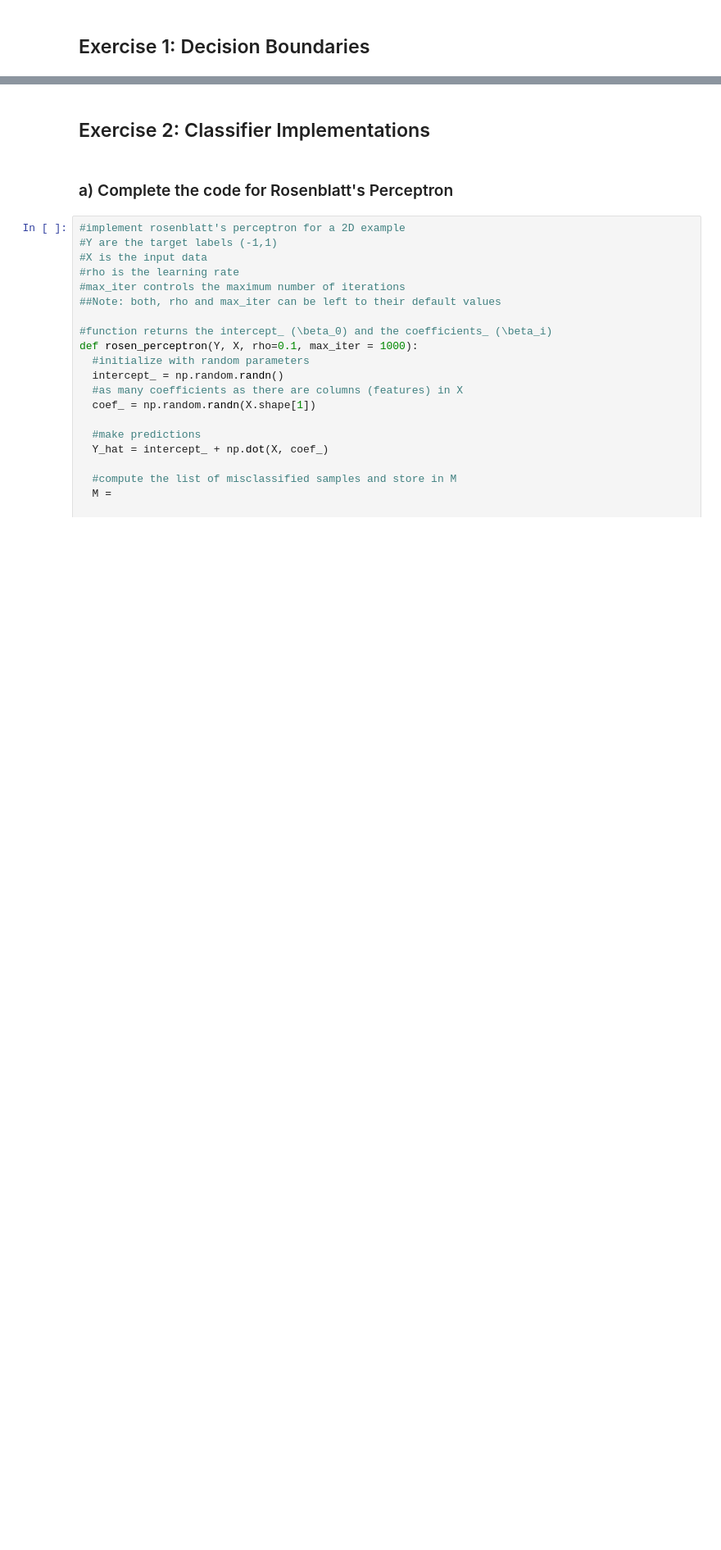
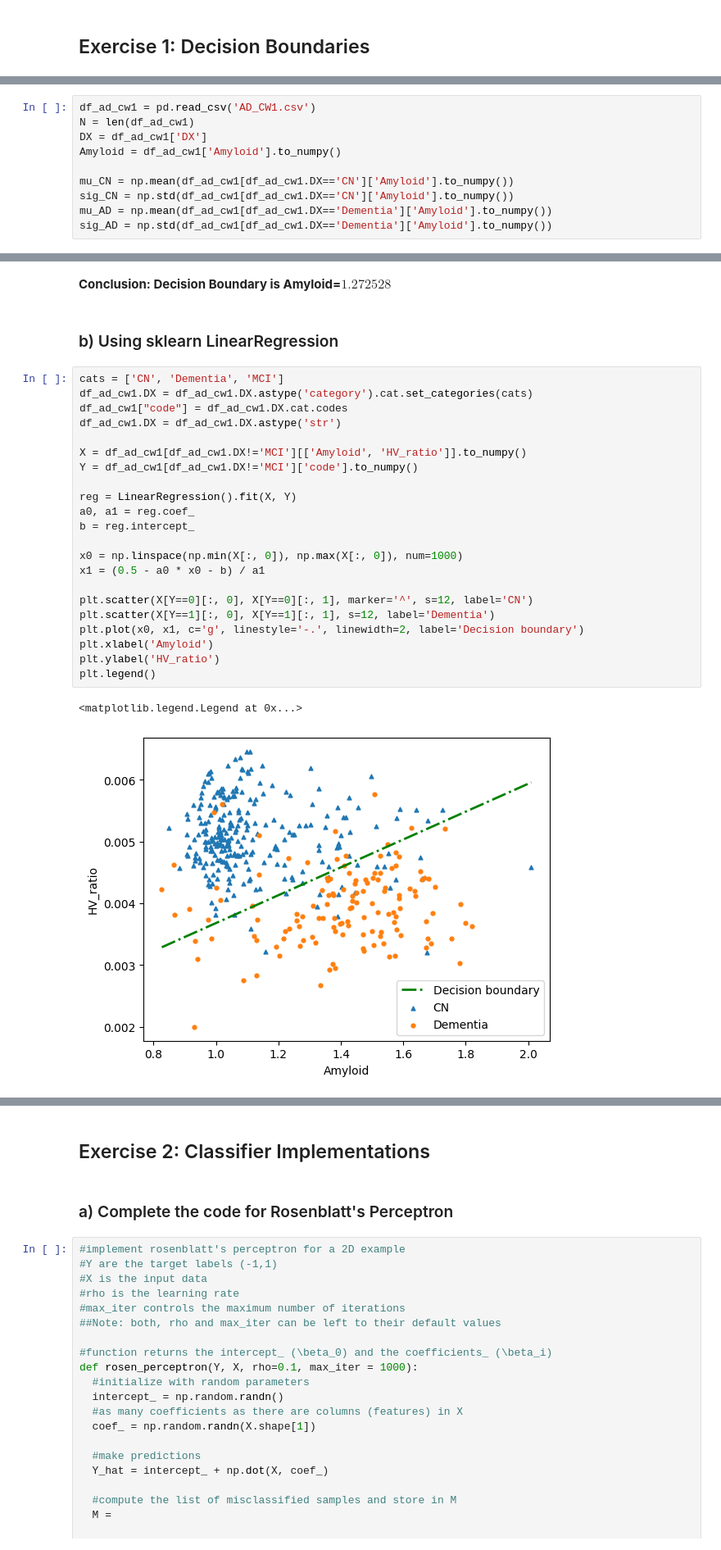
Before and after one commit to lucieniii/UCL-MLMI-2022, a Jupyter notebook: CW1/materials/Notebook_CW1.ipynb, the cells around one changed output, grey strips where cells are left out. Shown: that part at 82% size. Cells and saved outputs as stored; diff of their text form; blank space fills up the shorter version.

```diff
--- a/CW1/materials/Notebook_CW1.ipynb
+++ b/CW1/materials/Notebook_CW1.ipynb
@@ -11,0 +15,10 @@ from scipy.special import expit
+# %%
+df_ad_cw1 = pd.read_csv('AD_CW1.csv')
+N = len(df_ad_cw1)
+DX = df_ad_cw1['DX']
+Amyloid = df_ad_cw1['Amyloid'].to_numpy()
+
+mu_CN = np.mean(df_ad_cw1[df_ad_cw1.DX=='CN']['Amyloid'].to_numpy())
+sig_CN = np.std(df_ad_cw1[df_ad_cw1.DX=='CN']['Amyloid'].to_numpy())
+mu_AD = np.mean(df_ad_cw1[df_ad_cw1.DX=='Dementia']['Amyloid'].to_numpy())
+sig_AD = np.std(df_ad_cw1[df_ad_cw1.DX=='Dementia']['Amyloid'].to_numpy())
@@ -11,0 +88,29 @@ from scipy.special import expit
+# %% [markdown]
+**Conclusion: Decision Boundary is Amyloid=$1.272528$**
+# %% [markdown]
+### b) Using sklearn LinearRegression
+# %%
+cats = ['CN', 'Dementia', 'MCI']
+df_ad_cw1.DX = df_ad_cw1.DX.astype('category').cat.set_categories(cats)
+df_ad_cw1["code"] = df_ad_cw1.DX.cat.codes
+df_ad_cw1.DX = df_ad_cw1.DX.astype('str')
+
+X = df_ad_cw1[df_ad_cw1.DX!='MCI'][['Amyloid', 'HV_ratio']].to_numpy()
+Y = df_ad_cw1[df_ad_cw1.DX!='MCI']['code'].to_numpy()
+
+reg = LinearRegression().fit(X, Y)
+a0, a1 = reg.coef_
+b = reg.intercept_
+
+x0 = np.linspace(np.min(X[:, 0]), np.max(X[:, 0]), num=1000)
+x1 = (0.5 - a0 * x0 - b) / a1
+
+plt.scatter(X[Y==0][:, 0], X[Y==0][:, 1], marker='^', s=12, label='CN')
+plt.scatter(X[Y==1][:, 0], X[Y==1][:, 1], s=12, label='Dementia')
+plt.plot(x0, x1, c='g', linestyle='-.', linewidth=2, label='Decision boundary')
+plt.xlabel('Amyloid')
+plt.ylabel('HV_ratio')
+plt.legend()
+# %% [output]
+<matplotlib.legend.Legend at 0x...>
+[figure, added]
```
Also changed, not shown: parts of 7 cells of this notebook.
